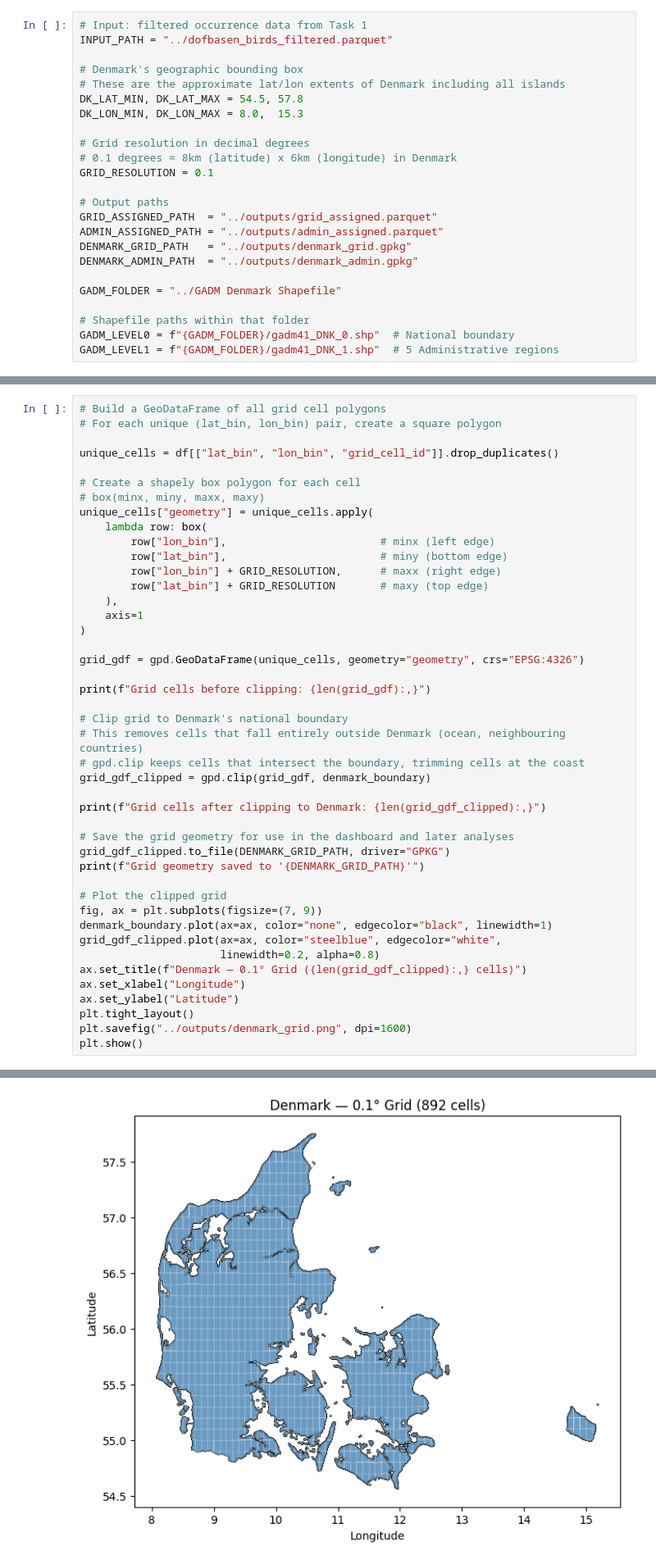
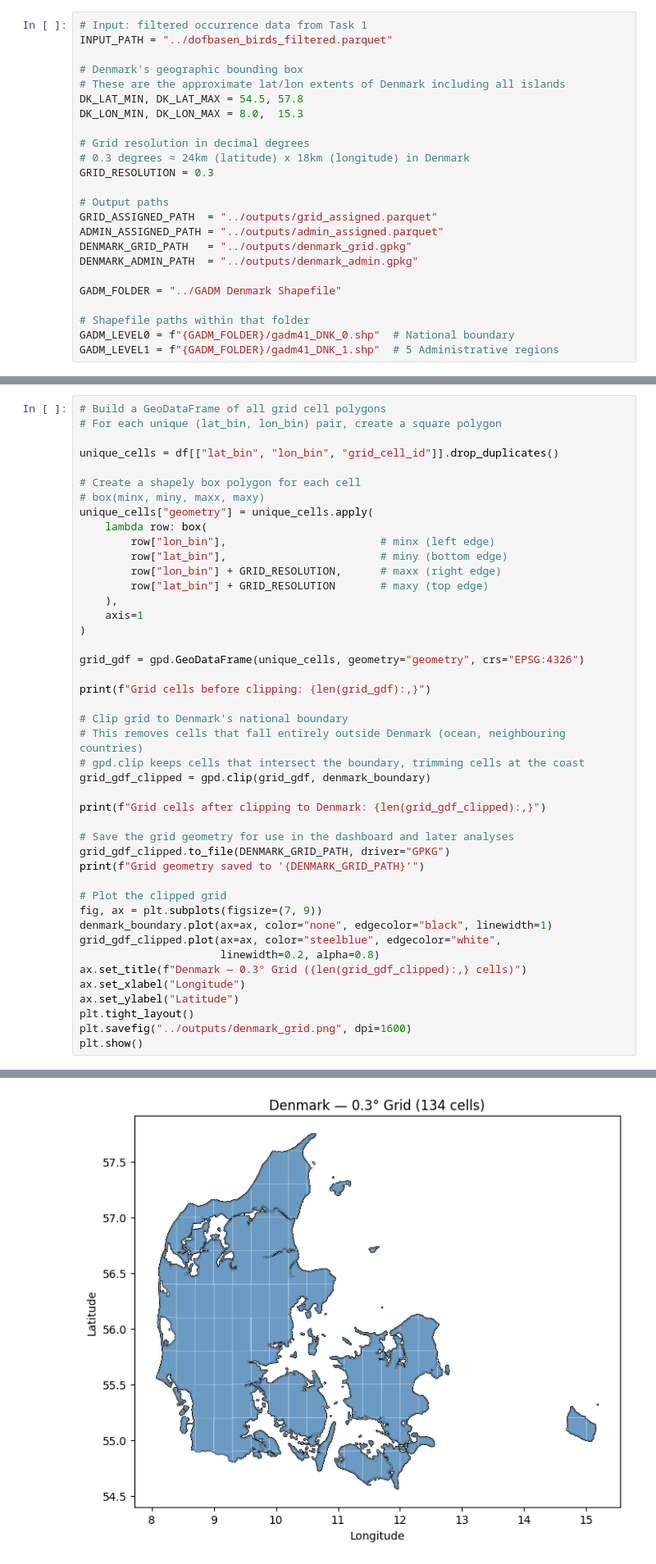
Before and after one commit to Lbhagirathi/Biodiversity_dataset_analysis-, a Jupyter notebook: Notebooks/Geographic-Scope_Analysis-Regions.ipynb, the cells around one changed output, grey strips where cells are left out. Shown at 82% size. Saved outputs shown, nothing was run; the diff lists cells and outputs as text.

Commit message:
Change grid resolution to 0.3 degree

```diff
--- a/Notebooks/Geographic-Scope_Analysis-Regions.ipynb
+++ b/Notebooks/Geographic-Scope_Analysis-Regions.ipynb
@@ -36,8 +36,8 @@ DK_LAT_MIN, DK_LAT_MAX = 54.5, 57.8
 DK_LON_MIN, DK_LON_MAX = 8.0,  15.3
 
 # Grid resolution in decimal degrees
-# 0.1 degrees ≈ 8km (latitude) x 6km (longitude) in Denmark
-GRID_RESOLUTION = 0.1
+# 0.3 degrees ≈ 24km (latitude) x 18km (longitude) in Denmark
+GRID_RESOLUTION = 0.3
 
 # Output paths
 GRID_ASSIGNED_PATH  = "../outputs/grid_assigned.parquet"
@@ -278,7 +278,7 @@ fig, ax = plt.subplots(figsize=(7, 9))
 denmark_boundary.plot(ax=ax, color="none", edgecolor="black", linewidth=1)
 grid_gdf_clipped.plot(ax=ax, color="steelblue", edgecolor="white",
                       linewidth=0.2, alpha=0.8)
-ax.set_title(f"Denmark — 0.1° Grid ({len(grid_gdf_clipped):,} cells)")
+ax.set_title(f"Denmark — 0.3° Grid ({len(grid_gdf_clipped):,} cells)")
 ax.set_xlabel("Longitude")
 ax.set_ylabel("Latitude")
 plt.tight_layout()
@@ -290,5 +290,5 @@ Grid cells after clipping to Denmark: 892
 Grid geometry saved to '../outputs/denmark_grid.gpkg'
-[figure, old version]
+[figure, new version]
 # %%
 # Keep only records whose grid_cell_id appears in the clipped grid
 # This removes any records that fell in ocean cells or outside Denmark's boundary
```
Also changed, not shown: parts of 5 cells of this notebook, 2 other files.
